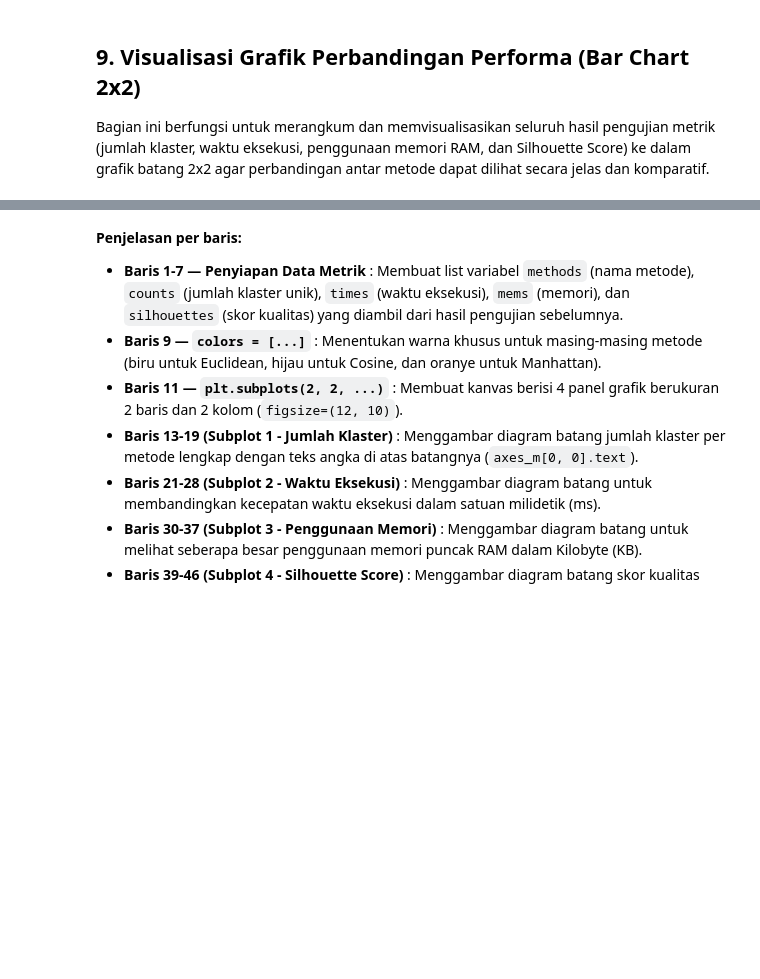
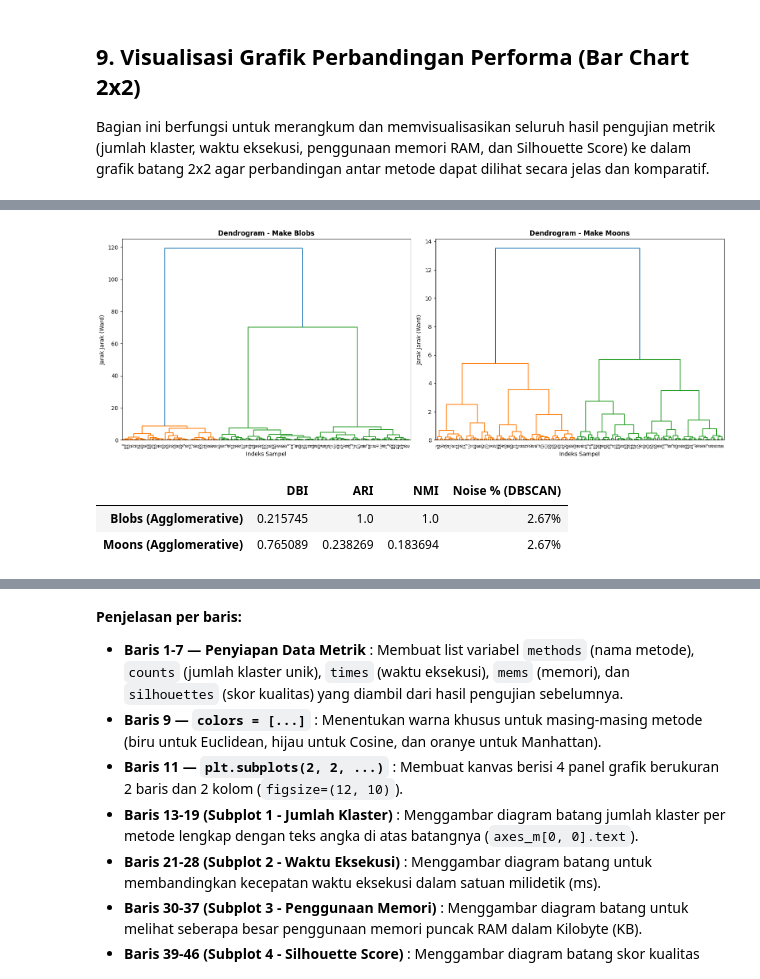
Before and after one commit to jiroammarwafi/244107020190-ML, a Jupyter notebook: k_means.ipynb, the cells around one changed output, grey strips where cells are left out. Drawn from its saved outputs; the diff is of its cells as text; code cells hidden in the pictures; blank space fills up the shorter version.

```diff
--- a/k_means.ipynb
+++ b/k_means.ipynb
@@ -485,0 +489,67 @@ plt.show()
+# %%
+import numpy as np
+import matplotlib.pyplot as plt
+from sklearn.datasets import make_blobs, make_moons
+from sklearn.cluster import AgglomerativeClustering, DBSCAN
+from sklearn.metrics import davies_bouldin_score, adjusted_rand_score, normalized_mutual_info_score
+from scipy.cluster.hierarchy import dendrogram, linkage
+
+# Generate Datasets
+X_blobs, y_blobs = make_blobs(n_samples=150, centers=3, random_state=42, cluster_std=1.0)
+X_moons, y_moons = make_moons(n_samples=150, noise=0.1, random_state=42)
+
+# Perform Linkage for Dendrograms
+linkage_blobs = linkage(X_blobs, method='ward')
+linkage_moons = linkage(X_moons, method='ward')
+
+# Plot Dendrograms
+fig, axes = plt.subplots(1, 2, figsize=(16, 6))
+
+dendrogram(linkage_blobs, ax=axes[0])
+axes[0].set_title("Dendrogram - Make Blobs", fontweight='bold')
+axes[0].set_xlabel("Indeks Sampel")
+axes[0].set_ylabel("Jarak Jarak (Ward)")
+
+dendrogram(linkage_moons, ax=axes[1])
+axes[1].set_title("Dendrogram - Make Moons", fontweight='bold')
+axes[1].set_xlabel("Indeks Sampel")
+axes[1].set_ylabel("Jarak Jarak (Ward)")
+
+plt.tight_layout()
+plt.show()
+# %% [output]
+[figure, added]
+# %%
+# Agglomerative Clustering Execution
+agg_blobs = AgglomerativeClustering(n_clusters=3).fit(X_blobs)
+agg_moons = AgglomerativeClustering(n_clusters=2).fit(X_moons)
+
+# DBSCAN for identifying noise percentage
+dbscan_blobs = DBSCAN(eps=1.0, min_samples=5).fit(X_blobs)
+dbscan_moons = DBSCAN(eps=0.2, min_samples=5).fit(X_moons)
+
+noise_blobs_pct = (np.sum(dbscan_blobs.labels_ == -1) / len(X_blobs)) * 100
+noise_moons_pct = (np.sum(dbscan_moons.labels_ == -1) / len(X_moons)) * 100
+
+# Calculate Metrics
+metrics = {
+    "Blobs (Agglomerative)": {
+        "DBI": davies_bouldin_score(X_blobs, agg_blobs.labels_),
+        "ARI": adjusted_rand_score(y_blobs, agg_blobs.labels_),
+        "NMI": normalized_mutual_info_score(y_blobs, agg_blobs.labels_),
+        "Noise % (DBSCAN)": f"{noise_blobs_pct:.2f}%"
+    },
+    "Moons (Agglomerative)": {
+        "DBI": davies_bouldin_score(X_moons, agg_moons.labels_),
+        "ARI": adjusted_rand_score(y_moons, agg_moons.labels_),
+        "NMI": normalized_mutual_info_score(y_moons, agg_moons.labels_),
+        "Noise % (DBSCAN)": f"{noise_moons_pct:.2f}%"
+    }
+}
+
+df_metrics = pd.DataFrame(metrics).T
+display(df_metrics)
+# %% [output]
+|  | DBI | ARI | NMI | Noise % (DBSCAN) |
+| Blobs (Agglomerative) | 0.215745 | 1.0 | 1.0 | 2.67% |
+| Moons (Agglomerative) | 0.765089 | 0.238269 | 0.183694 | 2.67% |
```
Also changed, not shown: parts of 4 cells of this notebook.
